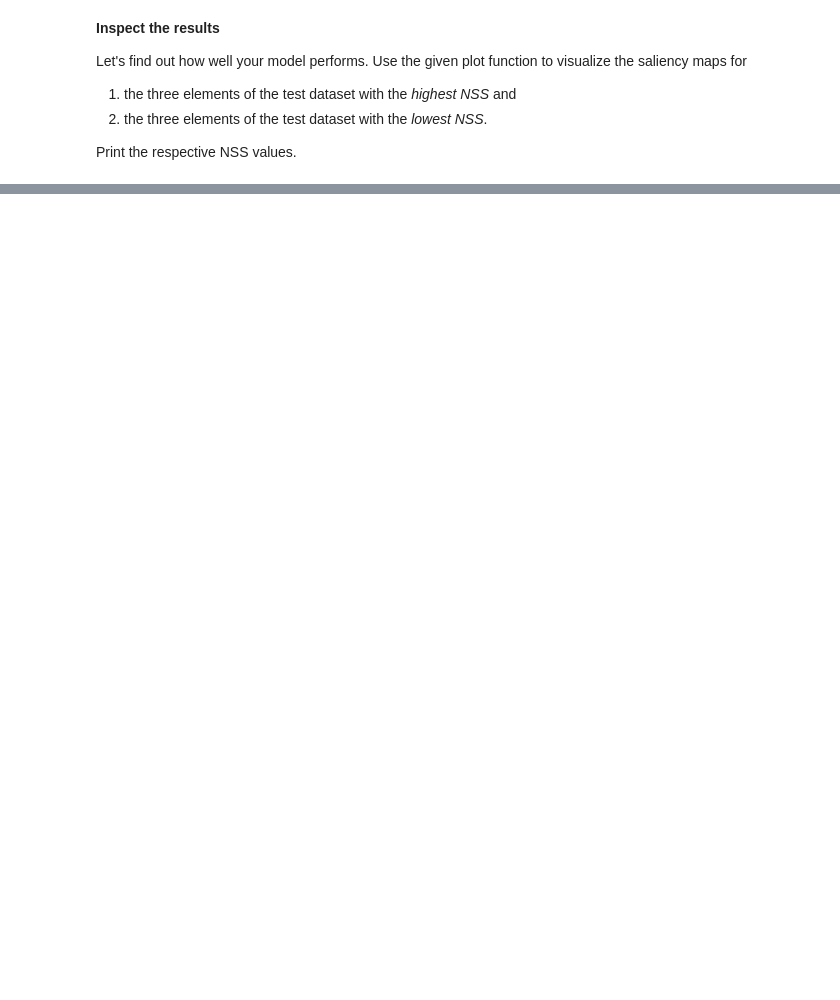
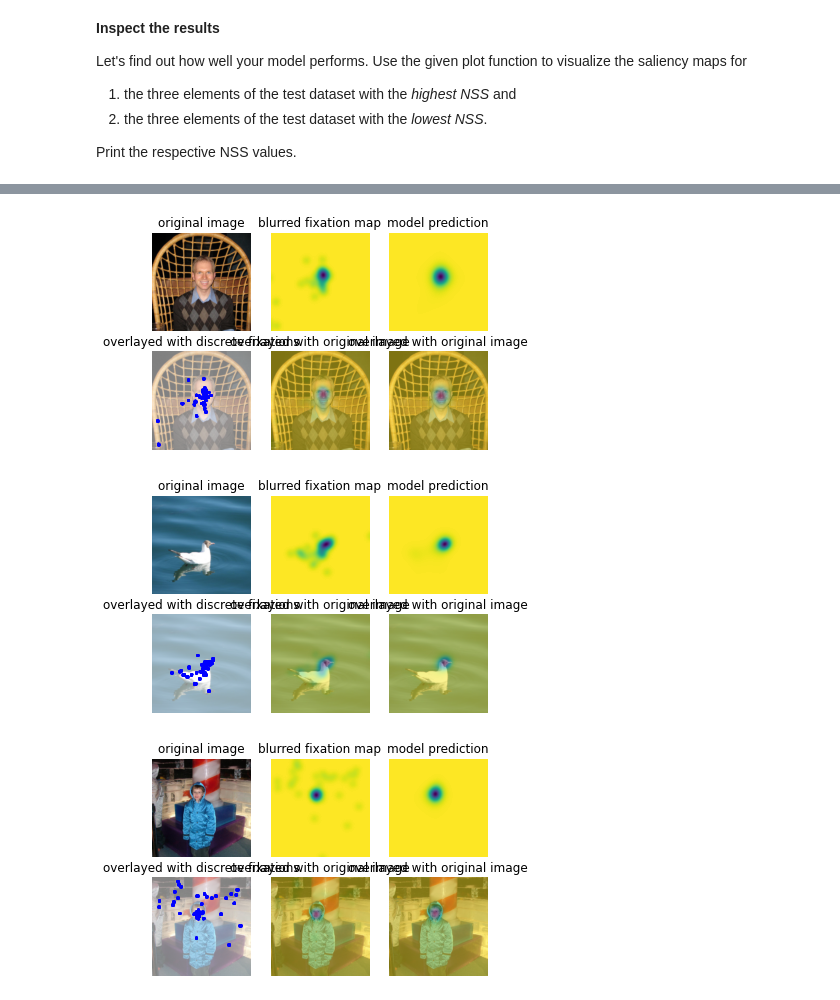
Before and after one commit to jonaden94/deepl-ecker-21-22, a Jupyter notebook: Ex4_2021.ipynb, the cells around one changed output, grey strips where cells are left out. Drawn from its saved outputs; the diff is of its cells as text; code cells hidden in the pictures; blank space fills up the shorter version.

```diff
--- a/Ex4_2021.ipynb
+++ b/Ex4_2021.ipynb
@@ -811,0 +816,14 @@ scores =
+# %%
+with torch.no_grad():
+    scores = []
+    for i in nss_loader:
+
+        features = i["features"].float().to(device)
+        fixations = i["fixations_binary"].float().to(device)
+        saliency = model.forward(features, center_bias)
+        scores.append(nss(saliency, fixations).item())
+# %%
+scores = np.array(scores)
+(np.histogram(scores))
+idx = np.argsort(scores)[::-1]
+print(scores[idx[0:3]])
@@ -860,3 +882,19 @@ def plot(image, fixations, blurred_map, prediction):
+# %%
+# Extract dictionary entries
+def extract(dataset, indices):
+    fixations, blurred_map, prediction, image = [], [], [], []
+    for index in indices:
+        subset = dataset[index]
+        features = torch.unsqueeze(torch.tensor(subset["features"]).float().to(device), 0)
+        fix = torch.tensor(subset["fixations_binary"]).to_sparse()
+        fixations.append(fix.indices().numpy())
+        blurred_map.append(subset["fixations_blurred"])
+        prediction.append(np.exp(torch.squeeze(model(features, center_bias).cpu().detach())))
+        image.append(subset["raw_image"])
+
+    return fixations, prediction, blurred_map, image
+# %%
+fixations, prediction, blurred_map, image = extract(dataset_test, idx[0:3])
 # %% [markdown]
 **Display test images with lowest scores**
 
@@ -867,0 +904,8 @@ Here is an example for which the prediction is poor:
+# %%
+plot(image[0], fixations[0], blurred_map[0], prediction[0])
+plot(image[1], fixations[1], blurred_map[1], prediction[1])
+plot(image[2], fixations[2], blurred_map[2], prediction[2])
+# %% [output]
+[figure, added]
+[figure, added]
+[figure, added]
```
Also changed, not shown: parts of 17 cells of this notebook.
